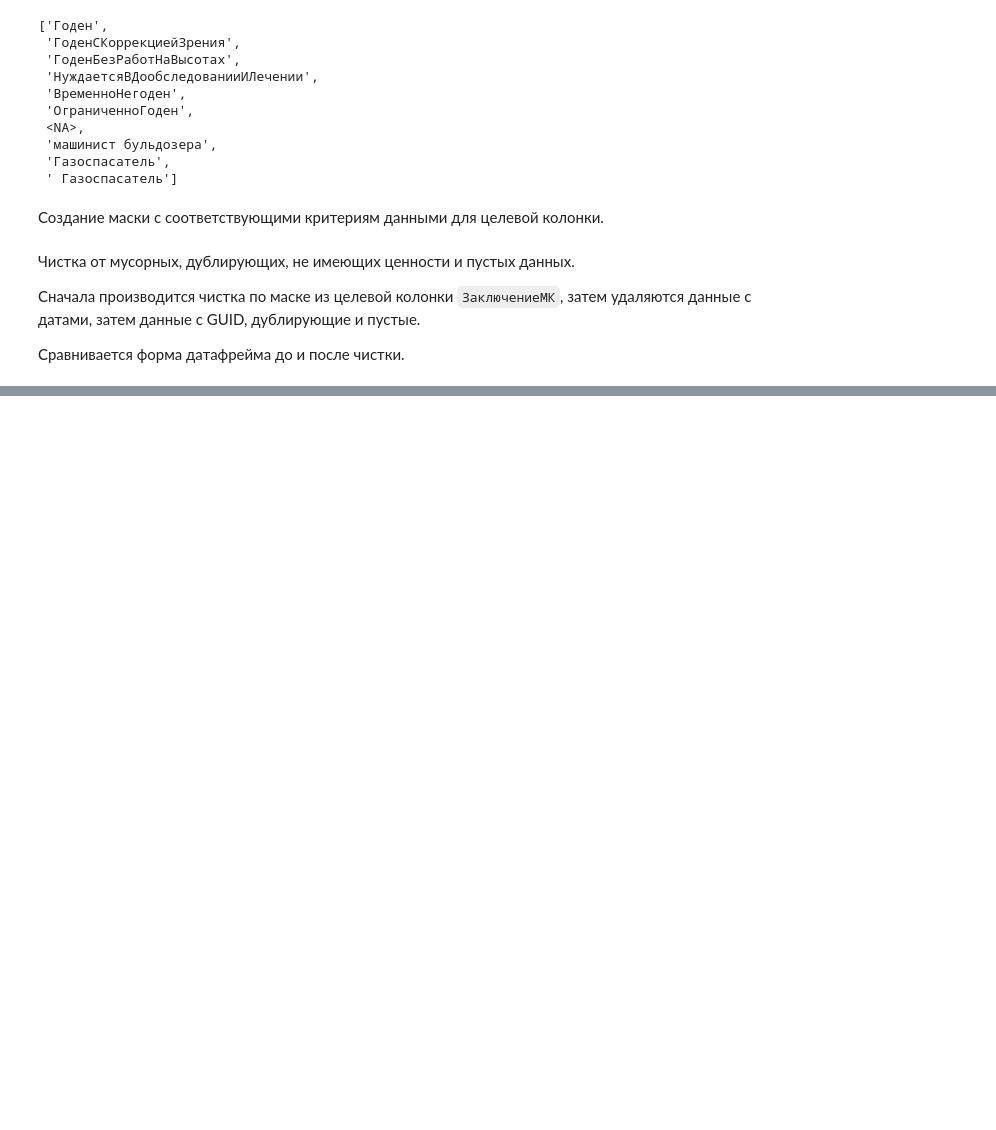
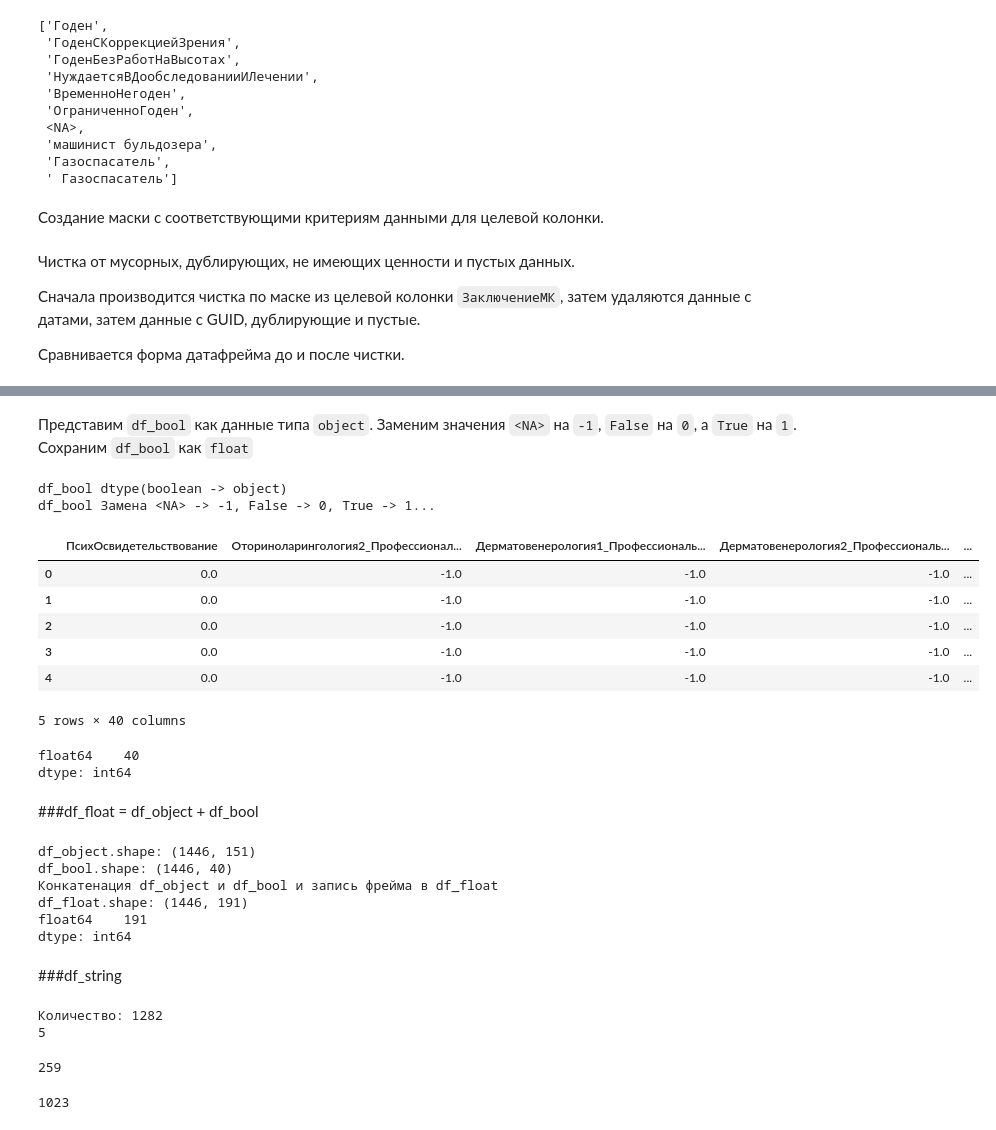
Before and after one commit to Untick/InspectrumClinic_RS_gr2, a Jupyter notebook: Yurkov Vladimir/Untitled1.ipynb, the cells around one changed output, grey strips where cells are left out. Cells and saved outputs as stored; diff of their text form; code cells hidden in the pictures; blank space fills up the shorter version.

```diff
--- a/Yurkov Vladimir/Untitled1.ipynb
+++ b/Yurkov Vladimir/Untitled1.ipynb
@@ -221,0 +421,59 @@ None
+# %% [markdown]
+Представим `df_bool` как данные типа `object`.
+Заменим значения `<NA>` на `-1`, `False` на `0`, а `True` на `1`.
+Сохраним `df_bool` как `float`
+# %%
+print("df_bool dtype(boolean -> object)")
+df_bool = df_bool.astype('object')
+print("df_bool Замена <NA> -> -1, False -> 0, True -> 1...")
+df_bool = df_bool.fillna(-1).replace(False, 0).replace(True, 1)
+df_bool = df_bool.astype('float')
+display(df_bool.head())
+display(df_bool.dtypes.value_counts())
+# %% [output]
+df_bool dtype(boolean -> object)
+df_bool Замена <NA> -> -1, False -> 0, True -> 1...
+|  | ПсихОсвидетельствование | Оториноларингология2_Профессионал... | Дерматовенерология1_Профессиональ... | Дерматовенерология2_Профессиональ... | ... |
+| 0 | 0.0 | -1.0 | -1.0 | -1.0 | ... |
+| 1 | 0.0 | -1.0 | -1.0 | -1.0 | ... |
+| 2 | 0.0 | -1.0 | -1.0 | -1.0 | ... |
+| 3 | 0.0 | -1.0 | -1.0 | -1.0 | ... |
+| 4 | 0.0 | -1.0 | -1.0 | -1.0 | ... |
+5 rows × 40 columns
+float64    40
+dtype: int64
+# %% [markdown]
+###df_float = df_object + df_bool
+# %%
+print(f"df_object.shape: {df_object.shape}")
+print(f"df_bool.shape: {df_bool.shape}")
+print("Конкатенация df_object и df_bool и запись фрейма в df_float")
+df_float = pd.concat([df_object, df_bool], axis='columns')
+print(f"df_float.shape: {df_float.shape}")
+print(df_float.dtypes.value_counts())
+# %% [output]
+df_object.shape: (1446, 151)
+df_bool.shape: (1446, 40)
+Конкатенация df_object и df_bool и запись фрейма в df_float
+df_float.shape: (1446, 191)
+float64    191
+dtype: int64
+# %% [markdown]
+###df_string
+# %%
+dict_string = display_nunique_cond(df_string)
+dict_bow = {}
+dict_token = {}
+for k in dict_string:
+    if len(dict_string[k]) <= 3:
+        dict_token[k] = dict_string[k]
+    else:
+        dict_bow[k] = dict_string[k]
+print(len(dict_string['ДиспансернаяГруппа']))
+display(len(dict_bow))
+display(len(dict_token))
+# %% [output]
+Количество: 1282
+5
+259
+1023
```
Also changed, not shown: parts of 33 cells of this notebook.
